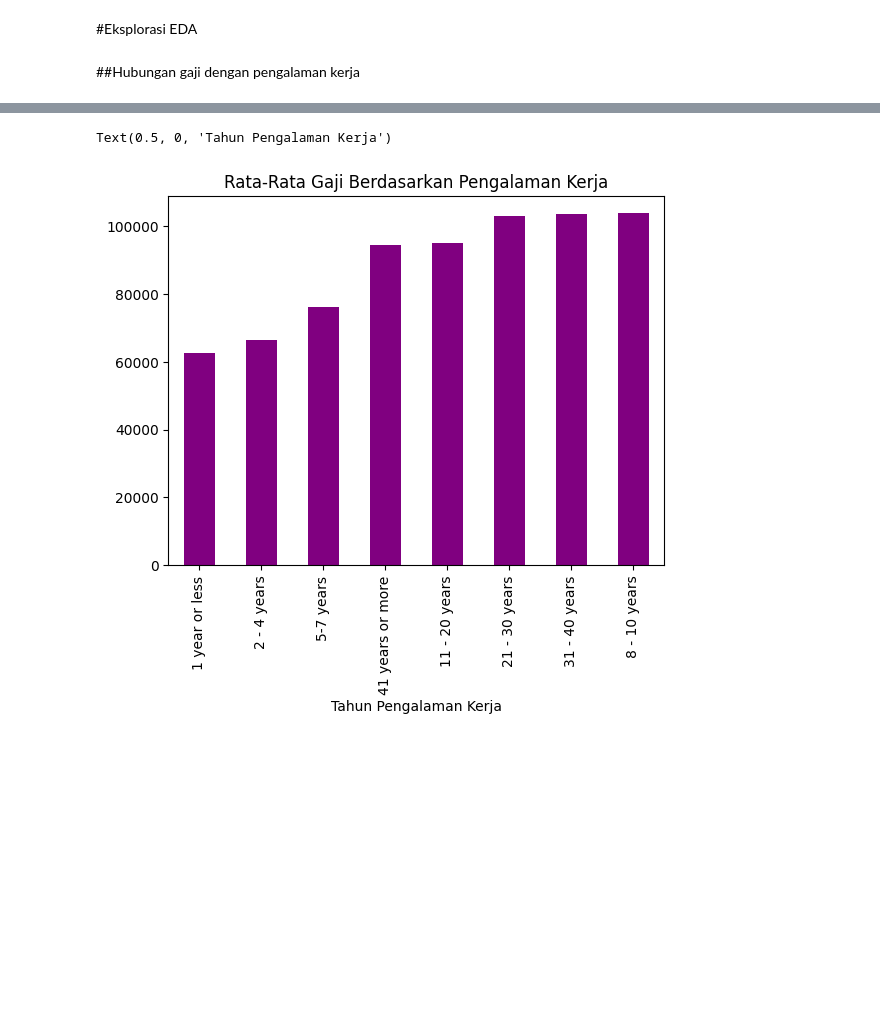
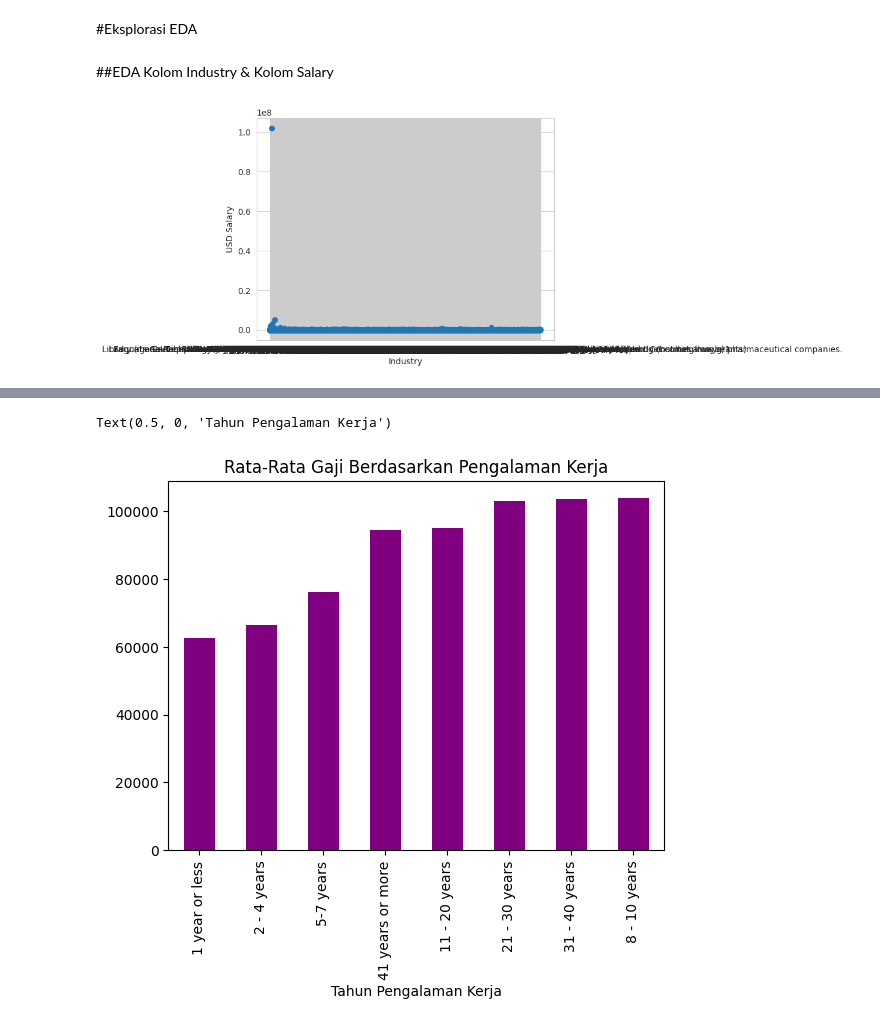
Before and after one commit to hridayanikaruna/SalaryAnalysis, a Jupyter notebook: Salary_Analysis.ipynb, the cells around one changed output, grey strips where cells are left out. Saved outputs shown, nothing was run; the diff lists cells and outputs as text; code cells hidden in the pictures; blank space fills up the shorter version.

Commit message:
Update project missing value industry and visualization

```diff
--- a/Salary_Analysis.ipynb
+++ b/Salary_Analysis.ipynb
@@ -105,7 +305,4 @@ df['gender'].fillna(mode_gender, inplace=True)
 
 mode_education = df['education'].mode()[0]
 df['education'].fillna(mode_education, inplace=True)
-
-mode_industry= df['industry'].mode()[0]
-df['industry'].fillna(mode_industry, inplace=True)
 # %% [markdown]
@@ -127,7 +321 @@ Setelah diisi missing valuenya dengan modus, kolom gender, education, dan indust
-# %%
-try:
-    df['industry'] = df.groupby('job_title')['industry'].apply(lambda x: x.fillna(x.mode()[0]))
-except KeyError:
-    mode_industry = df['industry'].mode()[0]
-    df['industry'] = df['industry'].fillna(mode_industry)
 # %% [markdown]
@@ -365,4 +564,11 @@ Name: usd_salary, Length: 27941, dtype: int64
 # %% [markdown]
 #Eksplorasi EDA
-# %% [markdown]
-##Hubungan gaji dengan pengalaman kerja
+# %% [markdown]
+##EDA Kolom Industry & Kolom Salary
+# %%
+plt.scatter(df['industry'], df['usd_salary'])
+plt.xlabel('Industry')
+plt.ylabel('USD Salary')
+plt.show()
+# %% [output]
+[figure, added]
```
Also changed, not shown: parts of 38 cells of this notebook.
